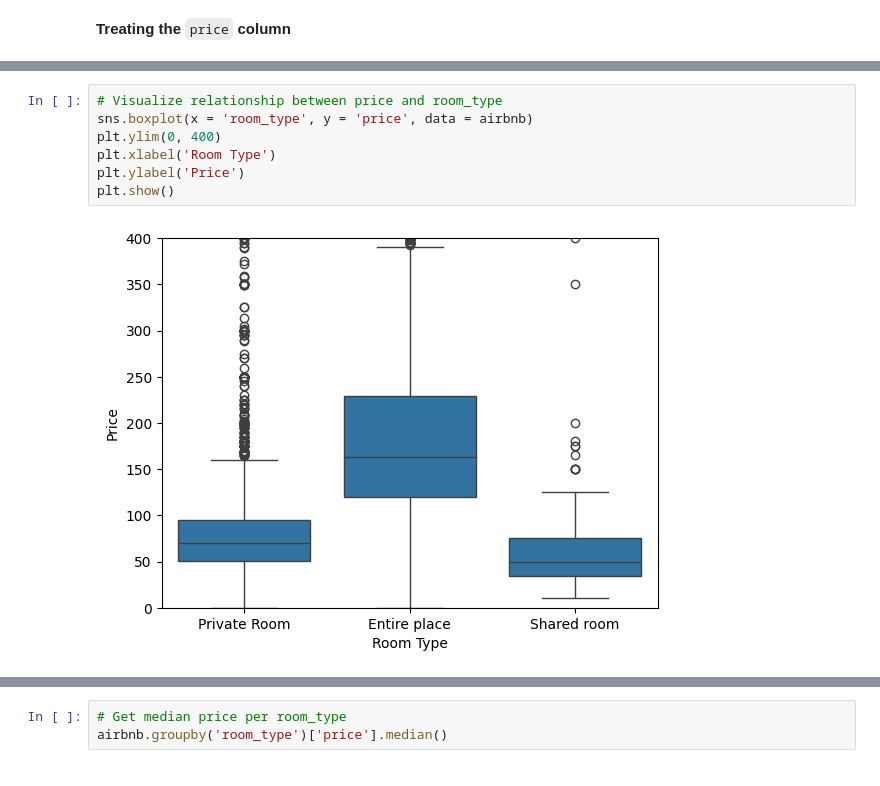
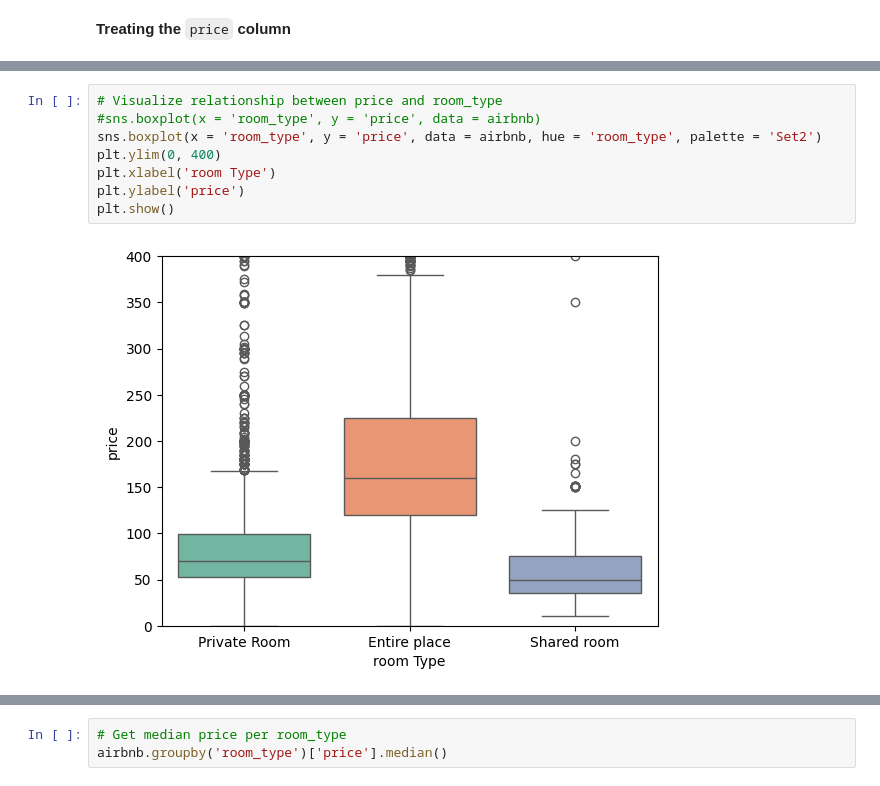
Before and after one commit to Pisa45K/Data_Analysis_Workshops, a Jupyter notebook: Cleaning_Data_in_Python_live_session.ipynb, the cells around one changed output, grey strips where cells are left out. Saved outputs shown, nothing was run; the diff lists cells and outputs as text.

```diff
--- a/Cleaning_Data_in_Python_live_session.ipynb
+++ b/Cleaning_Data_in_Python_live_session.ipynb
@@ -559,10 +581,11 @@ From a common sense perspective, the most predictive factor for a room's price i
 </p>
 # %%
 # Visualize relationship between price and room_type
-sns.boxplot(x = 'room_type', y = 'price', data = airbnb)
+#sns.boxplot(x = 'room_type', y = 'price', data = airbnb)
+sns.boxplot(x = 'room_type', y = 'price', data = airbnb, hue = 'room_type', palette = 'Set2')
 plt.ylim(0, 400)
-plt.xlabel('Room Type')
-plt.ylabel('Price')
+plt.xlabel('room Type')
+plt.ylabel('price')
 plt.show()
 # %% [output]
-[figure, old version]
+[figure, new version]
```
Also changed, not shown: parts of 23 cells of this notebook.
